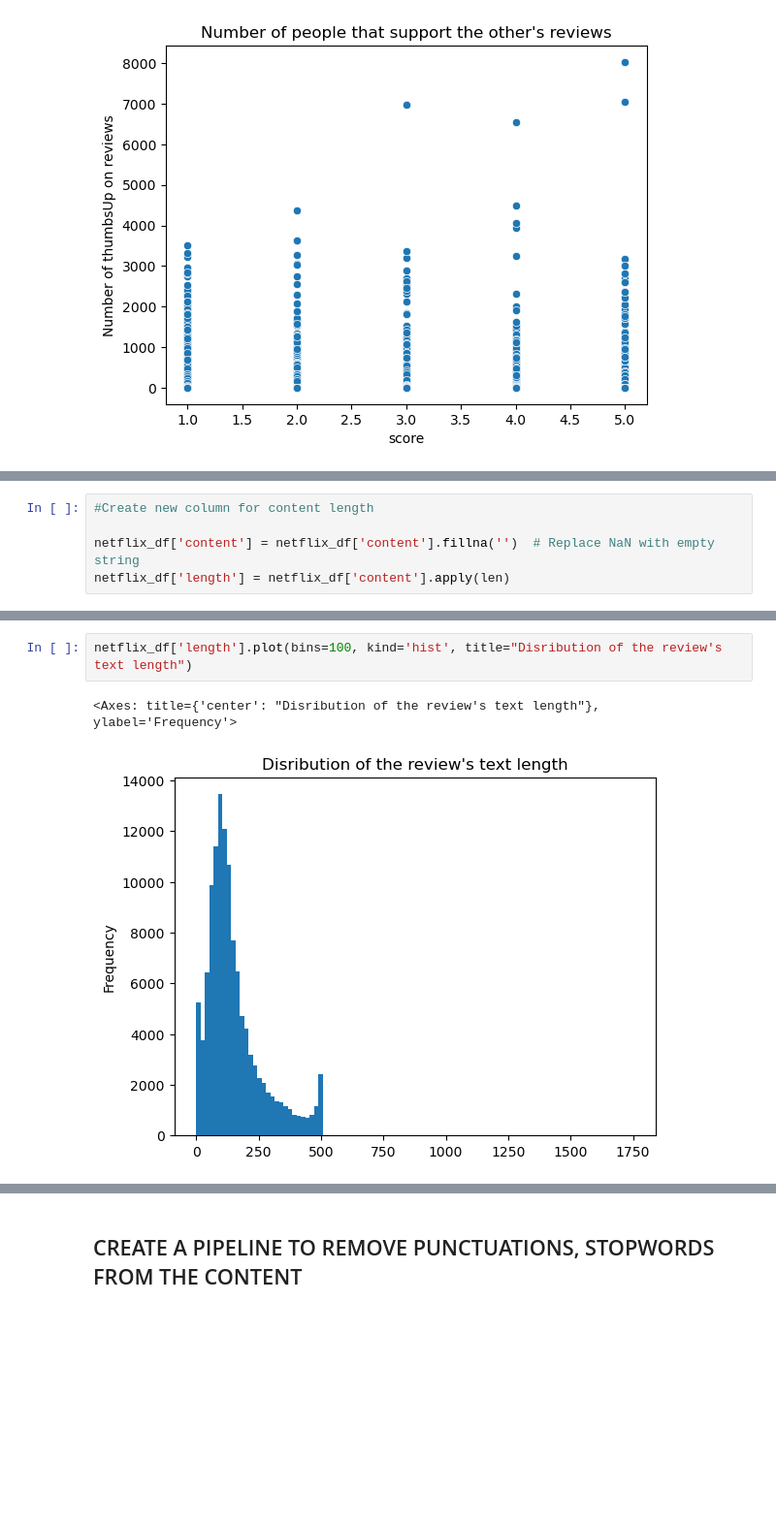
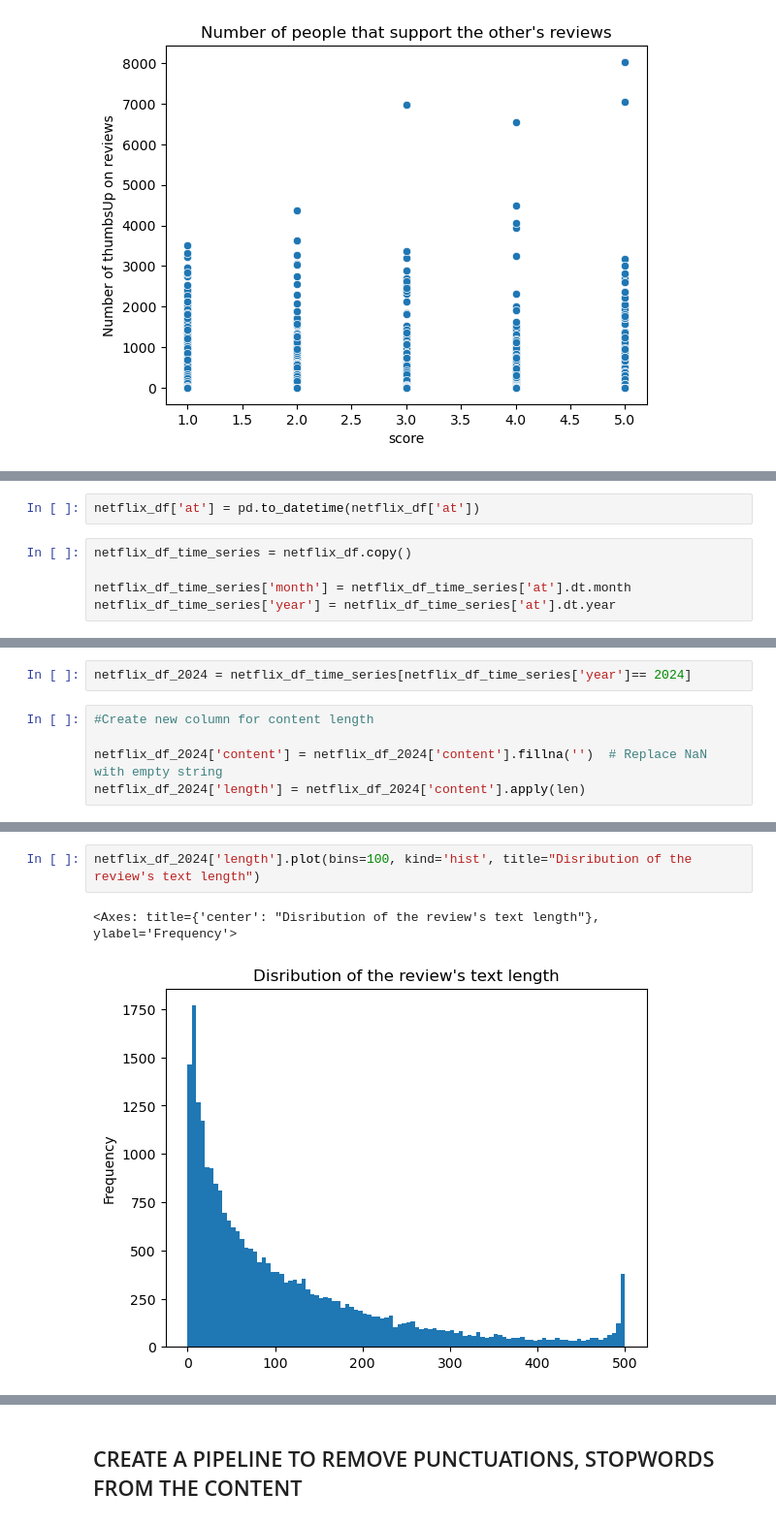
Before and after one commit to aimeele97/netflix_time_series_sentiment_analysis, a Jupyter notebook: Netflix_Reviews_Sentiment_Analysis.ipynb, the cells around one changed output, grey strips where cells are left out. Shown at 97% size. Saved outputs shown, nothing was run; the diff lists cells and outputs as text; blank space fills up the shorter version.

```diff
--- a/Netflix_Reviews_Sentiment_Analysis.ipynb
+++ b/Netflix_Reviews_Sentiment_Analysis.ipynb
@@ -125,0 +143,7 @@ Text(0.5, 1.0, "Number of people that support the other's reviews")
+# %%
+netflix_df['at'] = pd.to_datetime(netflix_df['at'])
+# %%
+netflix_df_time_series = netflix_df.copy()
+
+netflix_df_time_series['month'] = netflix_df_time_series['at'].dt.month
+netflix_df_time_series['year'] = netflix_df_time_series['at'].dt.year
@@ -126,5 +244,7 @@ Text(0.5, 1.0, "Number of people that support the other's reviews")
+# %%
+netflix_df_2024 = netflix_df_time_series[netflix_df_time_series['year']== 2024]
 # %%
 #Create new column for content length
 
-netflix_df['content'] = netflix_df['content'].fillna('')  # Replace NaN with empty string
-netflix_df['length'] = netflix_df['content'].apply(len)
+netflix_df_2024['content'] = netflix_df_2024['content'].fillna('')  # Replace NaN with empty string
+netflix_df_2024['length'] = netflix_df_2024['content'].apply(len)
@@ -138,7 +269,7 @@ netflix_df.head()
 | 3 | e6a81dd3-16da-40c1-b52a-fa7a01e014f1 | Mustafa Thaaer | My tablet is Snapdragon 870 with ... | 1 | 0 | 8.141.1 build 13 51230 | 2024-12-20 15:32:00 | 8.141.1 build 13 51230 | ... |
 | 4 | c2e9c859-ffe8-4286-9099-38b6e9c009da | Sibusiso Sigam | Massive | 5 | 0 | 8.141.1 build 13 51230 | 2024-12-20 15:31:15 | 8.141.1 build 13 51230 | ... |
 # %%
-netflix_df['length'].plot(bins=100, kind='hist', title="Disribution of the review's text length")
+netflix_df_2024['length'].plot(bins=100, kind='hist', title="Disribution of the review's text length")
 # %% [output]
 <Axes: title={'center': "Disribution of the review's text length"}, ylabel='Frequency'>
-[figure, old version]
+[figure, new version]
```
Also changed, not shown: parts of 31 cells of this notebook.
